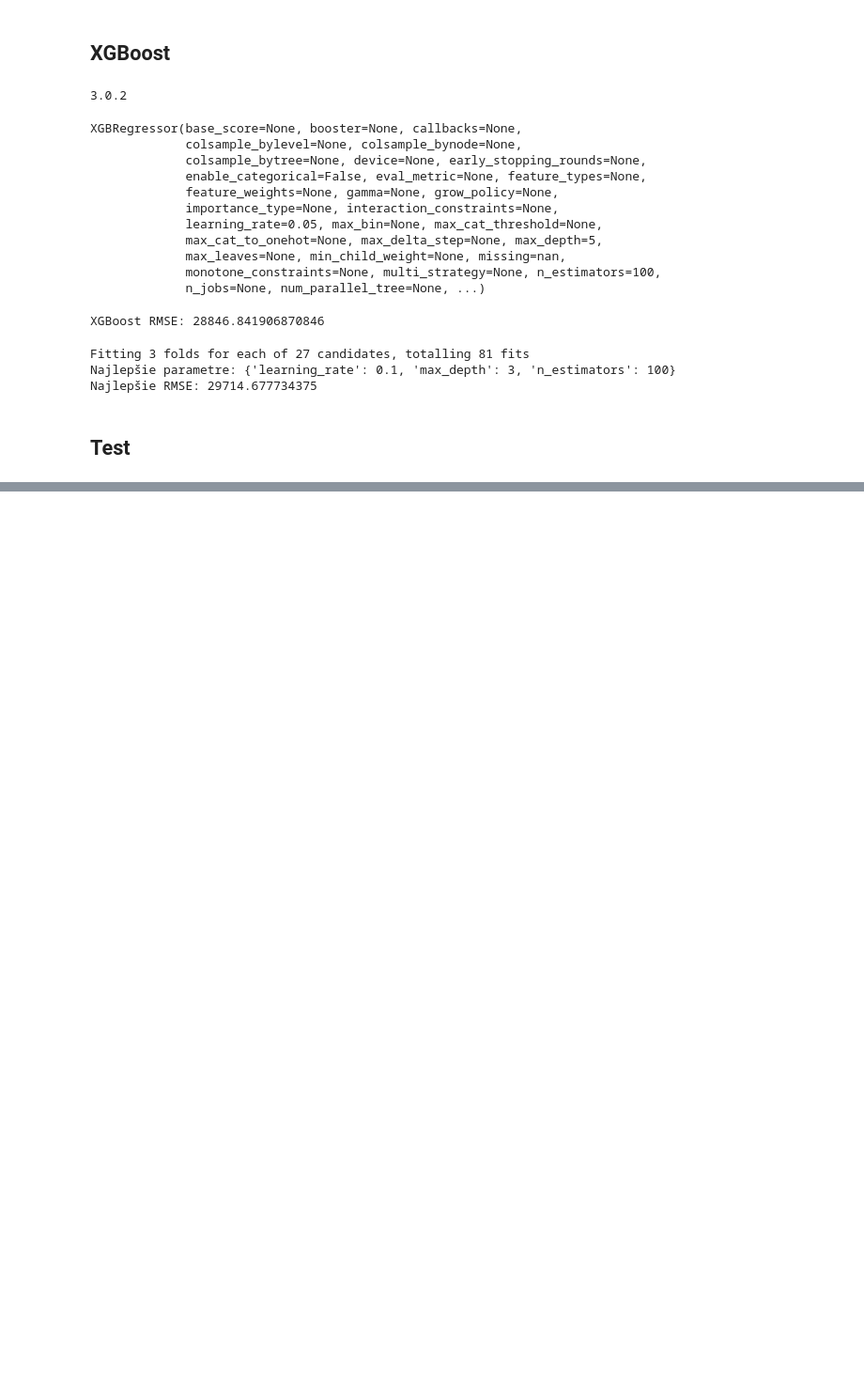
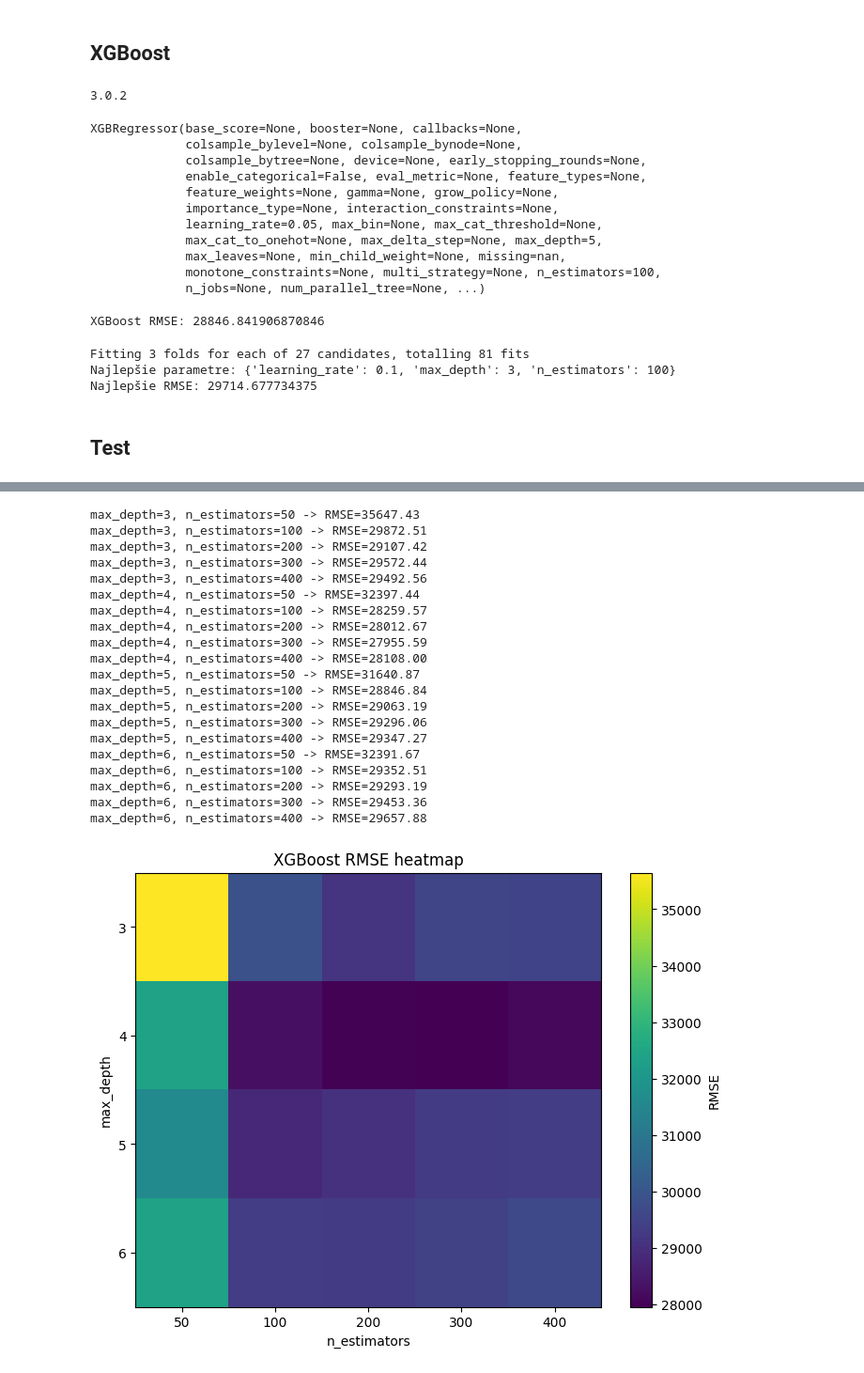
Before and after one commit to dddejvo/house-price-prediction, a Jupyter notebook: house_pricing.ipynb, the cells around one changed output, grey strips where cells are left out. Shown at 94% size. Cells and saved outputs as stored; diff of their text form; code cells hidden in the pictures; blank space fills up the shorter version.

```diff
--- a/house_pricing.ipynb
+++ b/house_pricing.ipynb
@@ -294,0 +354,55 @@ submission.to_csv("submission.csv", index=False)
+# %%
+n_estimators_list = [50, 100, 200, 300, 400]
+max_depth_list = [3, 4, 5, 6]
+
+# DataFrame na výsledky
+results = pd.DataFrame(index=max_depth_list, columns=n_estimators_list)
+
+# Tréning a zbieranie výsledkov
+for max_depth in max_depth_list:
+    for n_estimators in n_estimators_list:
+        model = XGBRegressor(
+            n_estimators=n_estimators,
+            learning_rate=0.05,
+            max_depth=max_depth,
+            random_state=42,
+            verbosity=0
+        )
+        model.fit(X_train, y_train)
+        y_pred = model.predict(X_valid)
+        rmse = np.sqrt(mean_squared_error(y_valid, y_pred))
+        results.loc[max_depth, n_estimators] = rmse
+        print(f"max_depth={max_depth}, n_estimators={n_estimators} -> RMSE={rmse:.2f}")
+
+# Heatmapa
+plt.figure(figsize=(8,6))
+plt.imshow(results.values.astype(float), cmap='viridis', aspect='auto')
+plt.colorbar(label='RMSE')
+plt.xticks(np.arange(len(n_estimators_list)), n_estimators_list)
+plt.yticks(np.arange(len(max_depth_list)), max_depth_list)
+plt.xlabel('n_estimators')
+plt.ylabel('max_depth')
+plt.title('XGBoost RMSE heatmap')
+plt.show()
+# %% [output]
+max_depth=3, n_estimators=50 -> RMSE=35647.43
+max_depth=3, n_estimators=100 -> RMSE=29872.51
+max_depth=3, n_estimators=200 -> RMSE=29107.42
+max_depth=3, n_estimators=300 -> RMSE=29572.44
+max_depth=3, n_estimators=400 -> RMSE=29492.56
+max_depth=4, n_estimators=50 -> RMSE=32397.44
+max_depth=4, n_estimators=100 -> RMSE=28259.57
+max_depth=4, n_estimators=200 -> RMSE=28012.67
+max_depth=4, n_estimators=300 -> RMSE=27955.59
+max_depth=4, n_estimators=400 -> RMSE=28108.00
+max_depth=5, n_estimators=50 -> RMSE=31640.87
+max_depth=5, n_estimators=100 -> RMSE=28846.84
+max_depth=5, n_estimators=200 -> RMSE=29063.19
+max_depth=5, n_estimators=300 -> RMSE=29296.06
+max_depth=5, n_estimators=400 -> RMSE=29347.27
+max_depth=6, n_estimators=50 -> RMSE=32391.67
+max_depth=6, n_estimators=100 -> RMSE=29352.51
+max_depth=6, n_estimators=200 -> RMSE=29293.19
+max_depth=6, n_estimators=300 -> RMSE=29453.36
+max_depth=6, n_estimators=400 -> RMSE=29657.88
+[figure, added]
```
Also changed, not shown: parts of 4 cells of this notebook.
